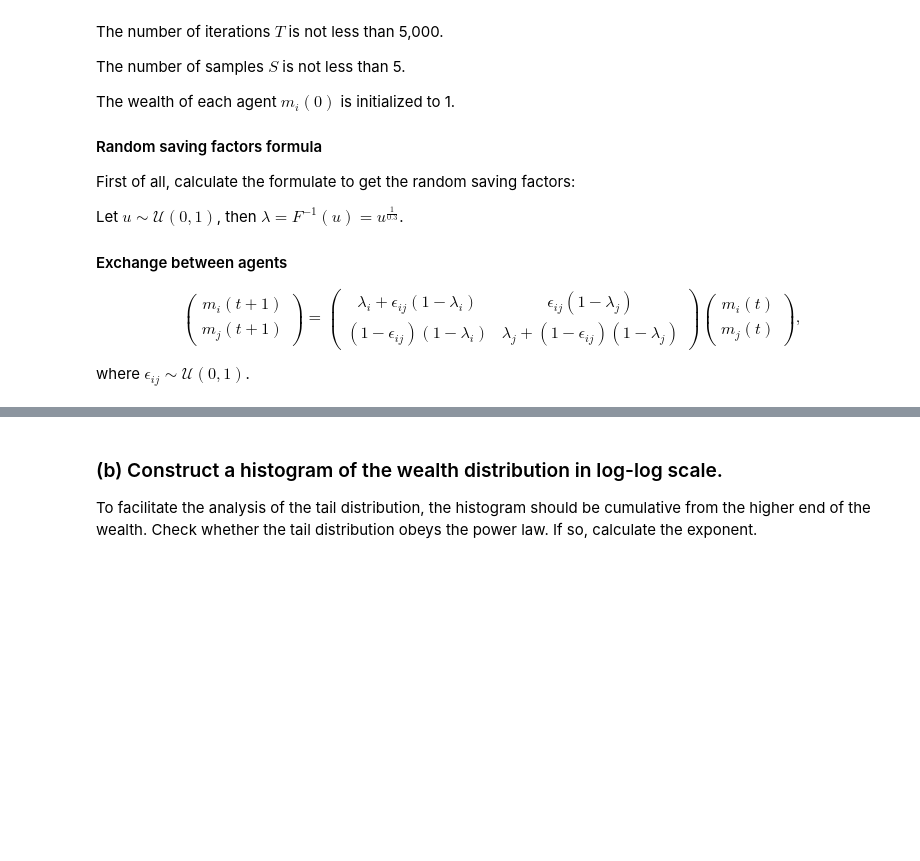
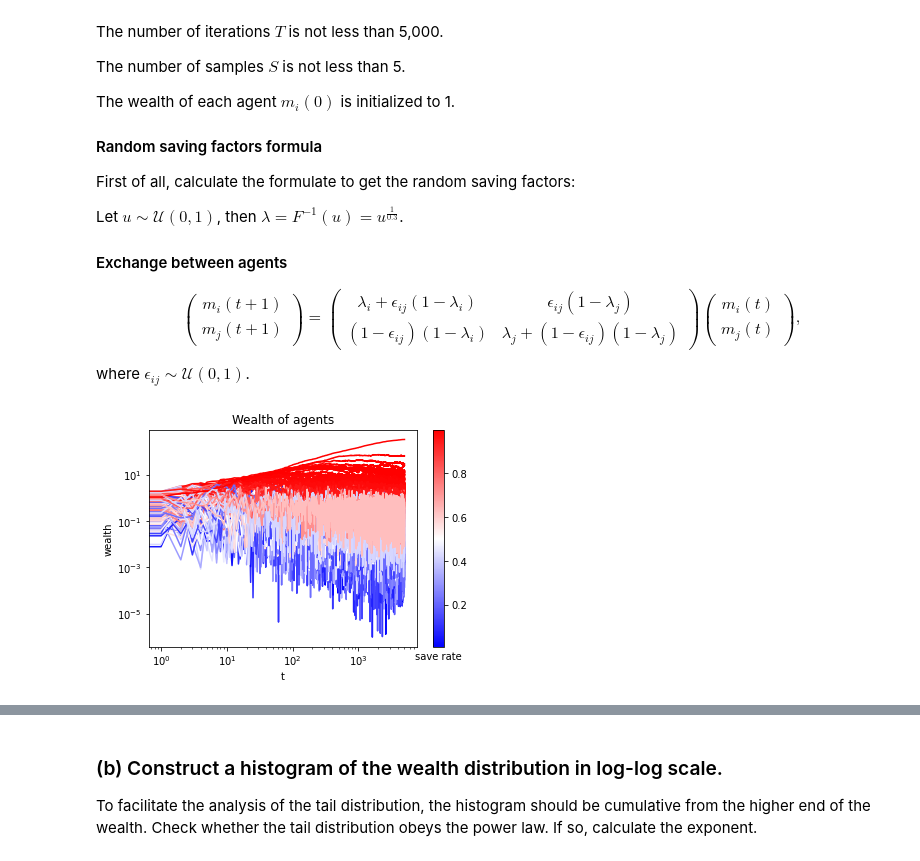
Before and after one commit to Algebra-FUN/DDM-Coursework, a Jupyter notebook: MSDM5003/Assignment/HW6/HW6.ipynb, the cells around one changed output, grey strips where cells are left out. Saved outputs shown, nothing was run; the diff lists cells and outputs as text; code cells hidden in the pictures; blank space fills up the shorter version.

Commit message:
[add] evolution figure of wealth (hw6/03)

```diff
--- a/MSDM5003/Assignment/HW6/HW6.ipynb
+++ b/MSDM5003/Assignment/HW6/HW6.ipynb
@@ -50,6 +51,29 @@ def asset_exchange_simu(N=1000,T=5000,alpha=-0.7,seed=123456):
             m[i,t+1]=(λ[i]+ε*(1-λ[i]))*m[i,t]+ε*(1-λ[j])*m[j,t]
             m[j,t+1]=(λ[j]+(1-ε)*(1-λ[j]))*m[j,t]+(1-ε)*(1-λ[i])*m[i,t]
     return m
+# %%
+N=1000
+T=5000
+alpha=0.7
+wealths=asset_exchange_simu(N=N,T=T,seed=5003)
+np.random.seed(5003)
+save_rates=np.random.random(N)**(1/(alpha+1))
+
+norm=colors.Normalize(vmin=np.min(save_rates),vmax=np.max(save_rates))
+mapper=cm.ScalarMappable(norm=norm,cmap="bwr")
+ts=np.arange(T+1)
+for save_rate,wealth in zip(save_rates,wealths):
+    plt.plot(ts,wealth,c=mapper.to_rgba(save_rate))
+plt.xscale("log")
+plt.yscale("log")
+plt.xlabel("t")
+plt.ylabel("wealth")
+cbar=plt.colorbar(mapper)
+cbar.ax.set_xlabel('save rate')
+plt.title("Wealth of agents")
+plt.show()
+# %% [output]
+[figure, added]
 # %%
 %%time
 nsample=20
```
Also changed, not shown: parts of 2 cells of this notebook.
